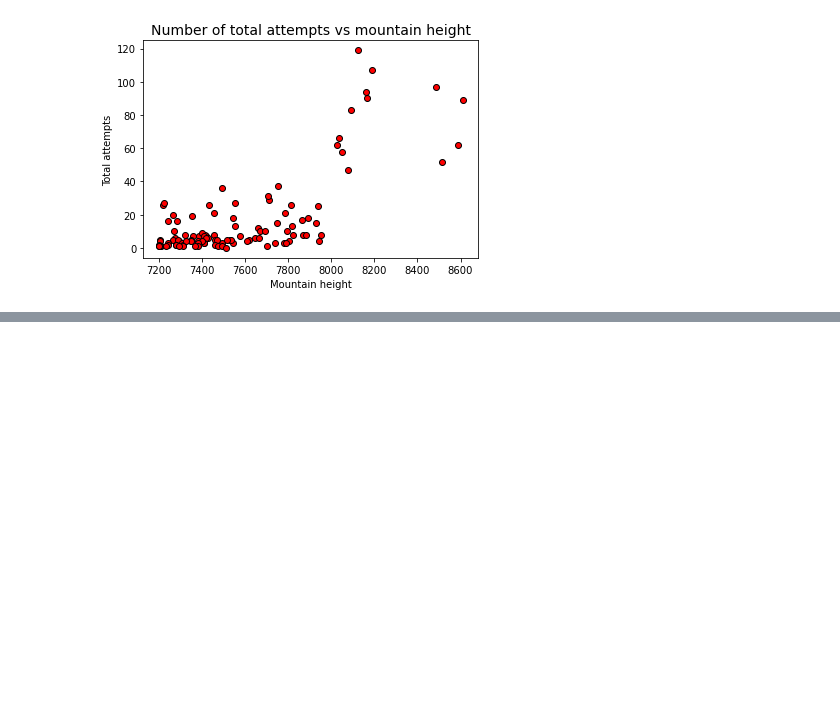
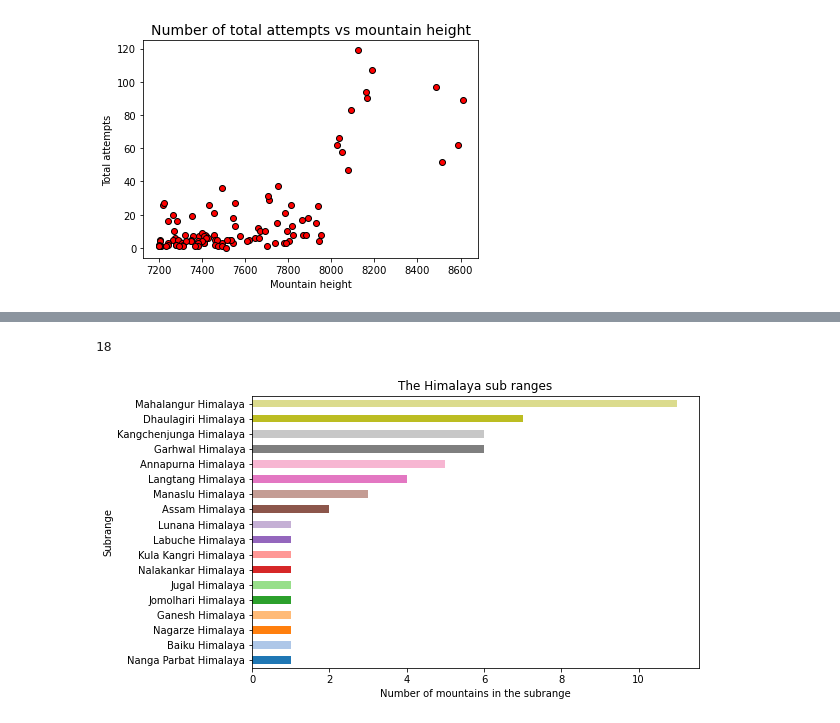
Before and after one commit to maungmoemyint/course1sub05unit02, a Jupyter notebook: Mountains.ipynb, the cells around one changed output, grey strips where cells are left out. Drawn from its saved outputs; the diff is of its cells as text; code cells hidden in the pictures; blank space fills up the shorter version.

Commit message:
Himalaya range exercise
Number of mountains in Himalaya and Himalaya sub ranges

```diff
--- a/Mountains.ipynb
+++ b/Mountains.ipynb
@@ -616,0 +683,5 @@ plt.show()
+# %%
+# Get the workd Himalaya in the Range column as True/False value and assigned to a variable
+
+# Himalaya = [True if "Himalaya" in str(x)else False for x in df["Range"]]
+Himalaya = ["Himalaya" in str(x) for x in df["Range"]]
@@ -616,0 +718,6 @@ plt.show()
+# %%
+# Count the number of mountains within Himalaya sub range such as Lanftang Himalaya, Lunana Himalaya etc..
+# Use group by
+# count is series
+
+count = df[Himalaya].groupby("Range").size()
@@ -616,0 +747,2 @@ plt.show()
+# %%
+count = count.sort_values()
@@ -616,0 +772,16 @@ plt.show()
+# %%
+len(count) # length or records of count
+# %% [output]
+18
+# %%
+# Create a plot
+
+plt.figure(figsize=(8, 5))
+colormap = plt.cm.tab20(range(0, len(count)))
+
+plot = count.plot.barh(title = "The Himalaya sub ranges", color = colormap)
+plot.set_xlabel("Number of mountains in the subrange")
+plot.set_ylabel("Subrange")
+plt.show()
+# %% [output]
+[figure, added]
```
Also changed, not shown: parts of 8 cells of this notebook.
